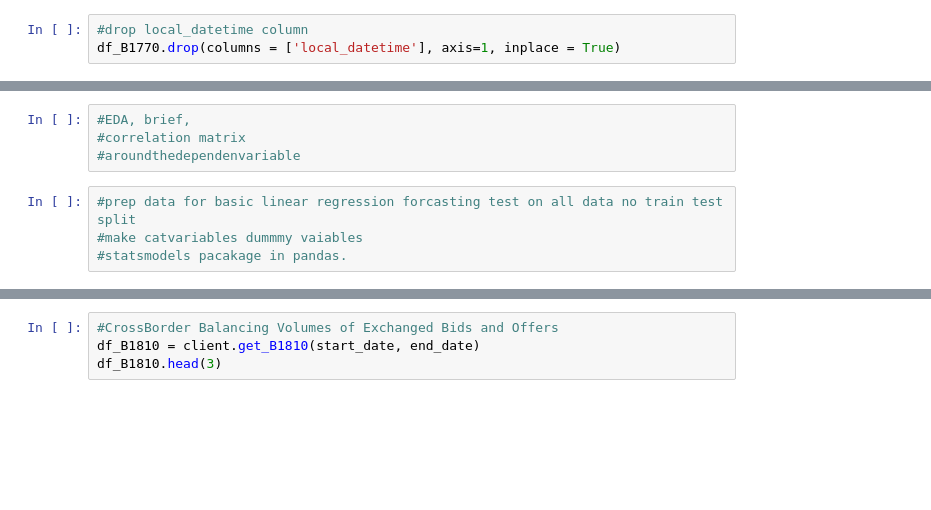
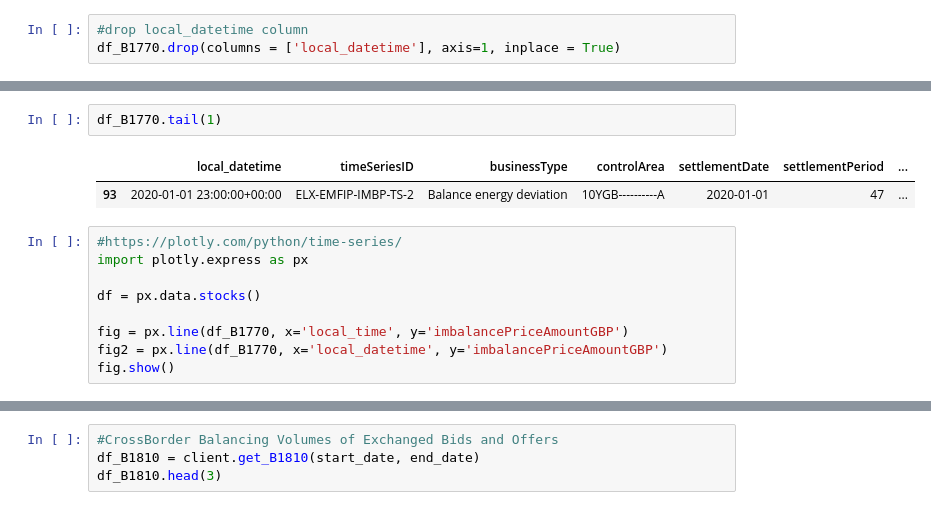
Before and after one commit to ayokariks/bm_forcasting, a Jupyter notebook: data_processing.ipynb, the cells around one changed output, grey strips where cells are left out. Saved outputs shown, nothing was run; the diff lists cells and outputs as text; blank space fills up the shorter version.

```diff
--- a/data_processing.ipynb
+++ b/data_processing.ipynb
@@ -127,8 +143,14 @@ plt.show()
-# %%
-#EDA, brief,
-#correlation matrix
-#aroundthedependenvariable
-# %%
-#prep data for basic linear regression forcasting test on all data no train test split
-#make catvariables dummmy vaiables
-#statsmodels pacakage in pandas.
+# %%
+df_B1770.tail(1)
+# %% [output]
+|  | local_datetime | timeSeriesID | businessType | controlArea | settlementDate | settlementPeriod | ... |
+| 93 | 2020-01-01 23:00:00+00:00 | ELX-EMFIP-IMBP-TS-2 | Balance energy deviation | 10YGB----------A | 2020-01-01 | 47 | ... |
+# %%
+#https://plotly.com/python/time-series/
+import plotly.express as px
+
+df = px.data.stocks()
+
+fig = px.line(df_B1770, x='local_time', y='imbalancePriceAmountGBP')
+fig2 = px.line(df_B1770, x='local_datetime', y='imbalancePriceAmountGBP')
+fig.show()
```
Also changed, not shown: parts of 11 cells of this notebook.
